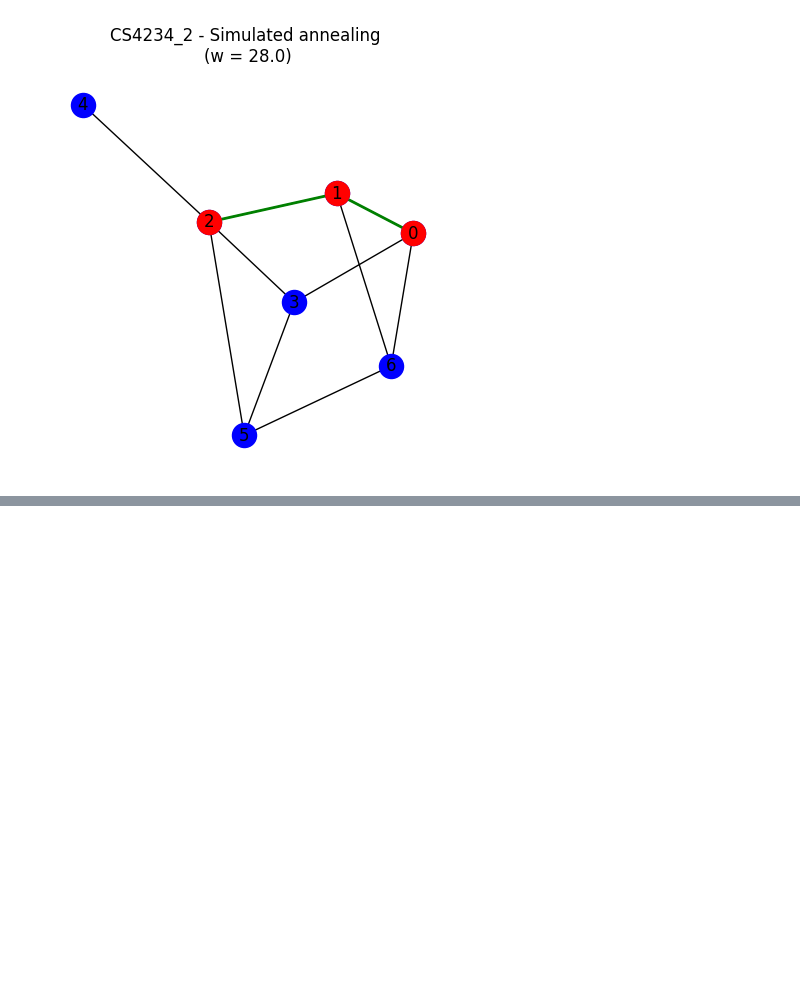
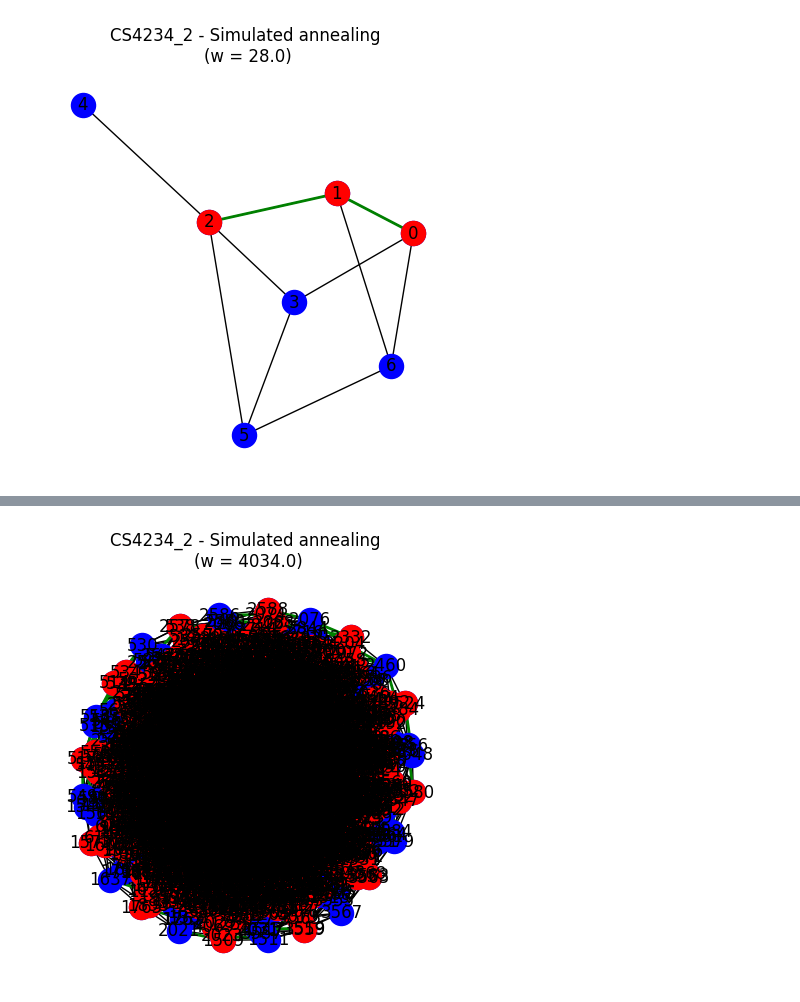
Before and after one commit to MajaZMaja2506/projekatRI, a Jupyter notebook: simulated_annealing.ipynb, the cells around one changed output, grey strips where cells are left out. Saved outputs shown, nothing was run; the diff lists cells and outputs as text; code cells hidden in the pictures; blank space fills up the shorter version.

Commit message:
Add large graph

```diff
--- a/simulated_annealing.ipynb
+++ b/simulated_annealing.ipynb
@@ -125,3 +126,39 @@ simulated_annealing took 0.014464 seconds
 [figure]
 simulated_annealing took 0.012518 seconds
 [figure]
+# %%
+def read_stp(filename):
+    G = nx.Graph()
+    terminals = set()
+
+    with open(filename, 'r') as f:
+        for line in f:
+            line = line.strip()
+            if line.startswith('E'):
+                parts = line.split()
+                u, v, w = int(parts[1]), int(parts[2]), int(parts[3])
+                G.add_edge(u, v, weight = w)
+            elif line.startswith('T'):
+                terminals.add(int(line.split()[1]))
+
+    return G, terminals
+# %%
+G, terminals = read_stp('hc12u.stp')
+#print("Nodes:", G.nodes())
+#print("Edges:", G.edges(data=True))
+#print("Terminals:", terminals)
+# %%
+pos = nx.spring_layout(G, seed = 42)
+T, w = simulated_annealing(G, terminals)
+
+plt.figure(figsize = (4,4))
+nx.draw(G, pos, with_labels = True, node_color = 'blue')
+nx.draw_networkx_edges(T, pos, edge_color = 'green', width = 2)
+nx.draw_networkx_nodes(G, pos, nodelist = terminals, node_color = 'red')
+
+   # edge_labels = nx.get_edge_attributes(G, "weight")
+   # nx.draw_networkx_edge_labels(G, pos, edge_labels = edge_labels, font_size = 8)
+
+plt.title(f"{name} - Simulated annealing \n(w = {w})")
+plt.show()
+# %% [output]
@@ -127,0 +166 @@ simulated_annealing took 0.012518 seconds
+[figure, added]
```
Also changed, not shown: parts of 2 cells of this notebook, 1 other file.
